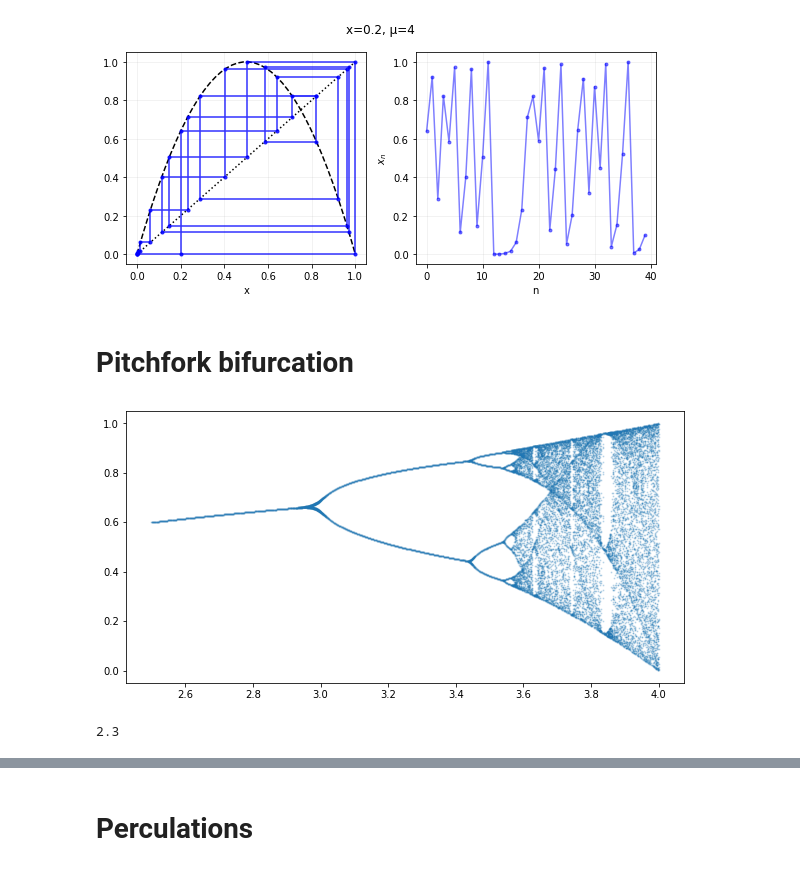
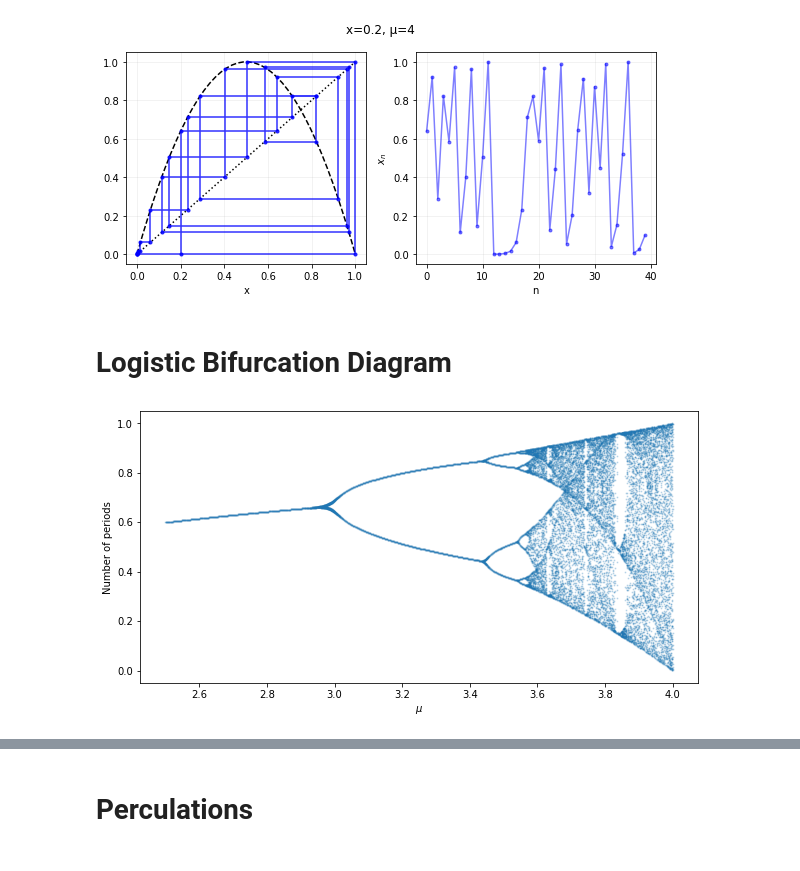
Before and after one commit to charelF/ComplexSystems, a Jupyter notebook: charel/fun.ipynb, the cells around one changed output, grey strips where cells are left out. Saved outputs shown, nothing was run; the diff lists cells and outputs as text; code cells hidden in the pictures.

```diff
--- a/charel/fun.ipynb
+++ b/charel/fun.ipynb
@@ -148,35 +150,33 @@ for mu, x0 in [
 [figure]
 [figure]
 [figure]
-# %% [markdown]
-# Pitchfork bifurcation
+# %% [markdown]
+# Logistic Bifurcation Diagram
 # %%
 N = 100
 lastX = 30
 M = 2000
 
 mus = np.array([[x]*lastX for x in np.linspace(2.5,4,M)])
 periods = np.empty((M, lastX))
 
 for i in range(M):
     mu = mus[i,0]
     x = 0.1
     Y = np.empty(N)
     for j in range(N):
         x = f(x, mu)
         Y[j] = x
     uni = np.unique(np.round(Y[-lastX:],3))
     periods[i] = np.pad(
         uni, (0, lastX-uni.shape[0]),
         "constant", constant_values=(np.nan)
     )
 
 plt.figure(figsize=(10,5))
 plt.scatter(mus, periods, s=1, alpha=0.2)
+plt.ylabel("Number of periods")
+plt.xlabel("$\mu$")
 plt.show()
 # %% [output]
-[figure, old version]
+[figure, new version]
-# %%
-np.round(2.3, 1)
-# %% [output]
-2.3
```
Also changed, not shown: parts of 4 cells of this notebook.
